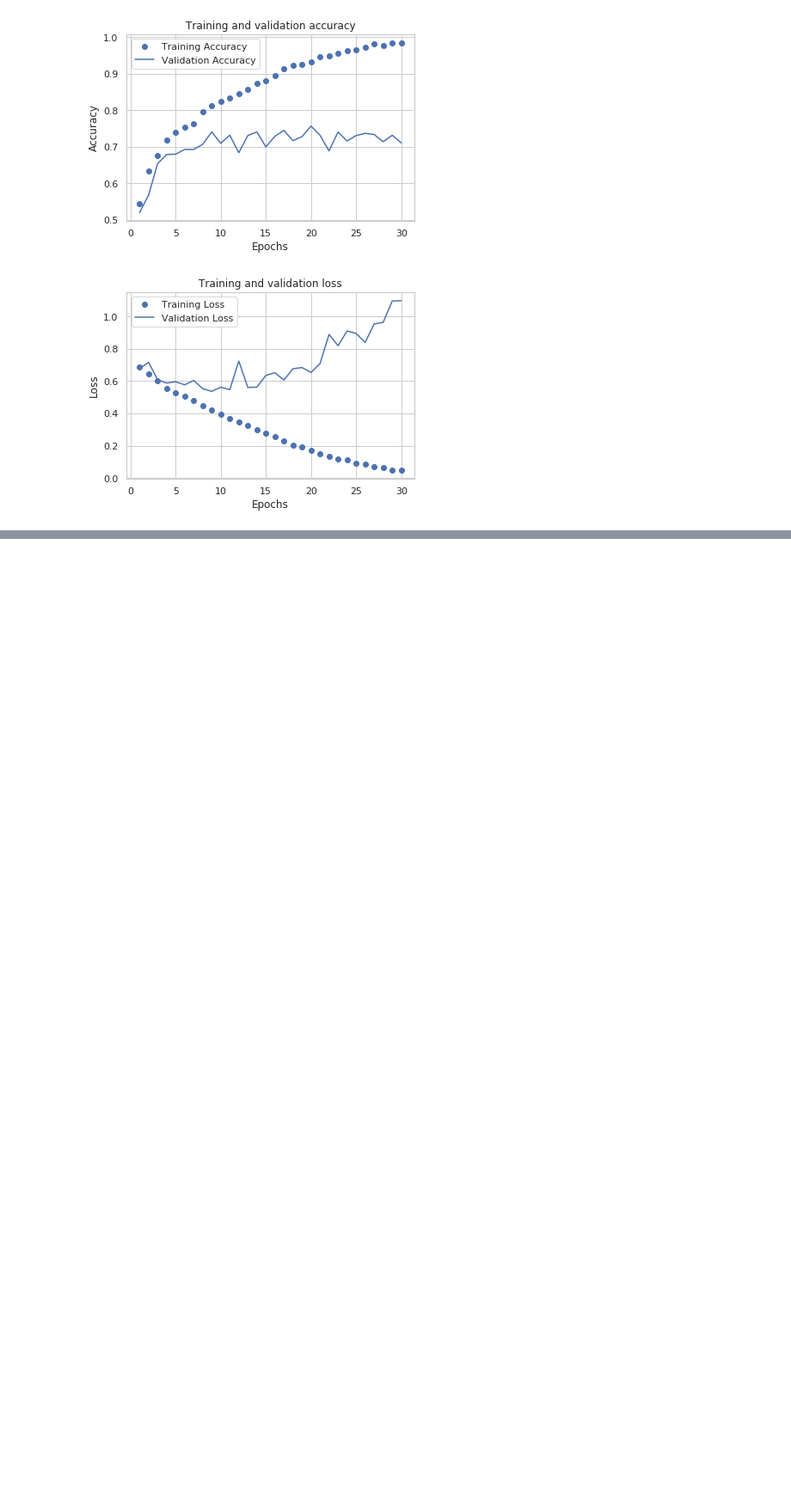
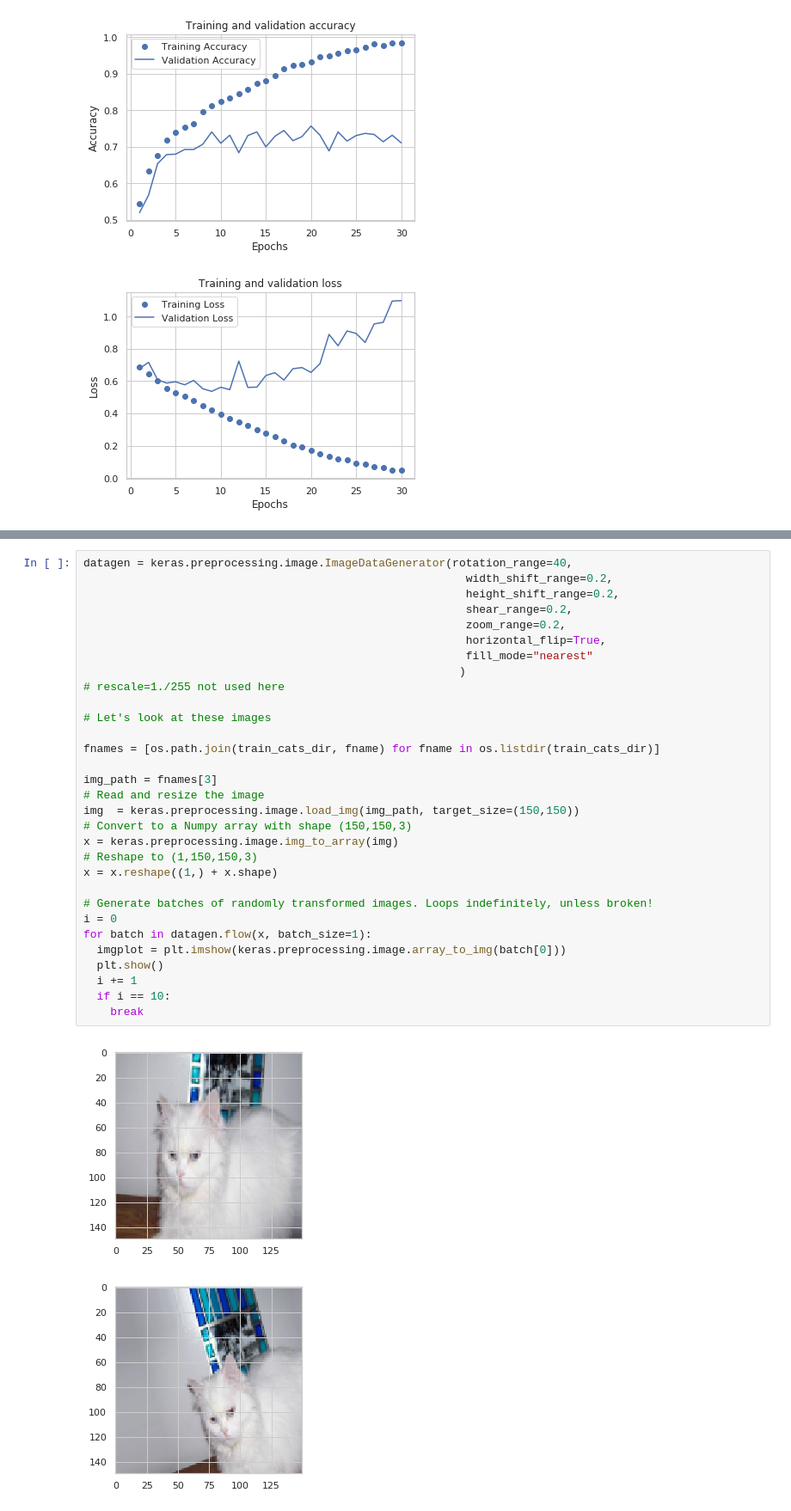
Before and after one commit to wllgrnt/keras-examples, a Jupyter notebook: Chapter5.ipynb, the cells around one changed output, grey strips where cells are left out. Shown: that part at 86% size. Cells and saved outputs as stored; diff of their text form; blank space fills up the shorter version.

```diff
--- a/Chapter5.ipynb
+++ b/Chapter5.ipynb
@@ -384,0 +392,34 @@ plt.show()
+# %%
+datagen = keras.preprocessing.image.ImageDataGenerator(rotation_range=40,
+                                                         width_shift_range=0.2,
+                                                         height_shift_range=0.2,
+                                                         shear_range=0.2,
+                                                         zoom_range=0.2,
+                                                         horizontal_flip=True,
+                                                         fill_mode="nearest"
+                                                        )
+# rescale=1./255 not used here
+
+# Let's look at these images
+
+fnames = [os.path.join(train_cats_dir, fname) for fname in os.listdir(train_cats_dir)]
+
+img_path = fnames[3]
+# Read and resize the image
+img  = keras.preprocessing.image.load_img(img_path, target_size=(150,150))
+# Convert to a Numpy array with shape (150,150,3)
+x = keras.preprocessing.image.img_to_array(img)
+# Reshape to (1,150,150,3)
+x = x.reshape((1,) + x.shape)
+
+# Generate batches of randomly transformed images. Loops indefinitely, unless broken!
+i = 0
+for batch in datagen.flow(x, batch_size=1):
+  imgplot = plt.imshow(keras.preprocessing.image.array_to_img(batch[0]))
+  plt.show()
+  i += 1
+  if i == 10:
+    break
+# %% [output]
+[figure, added]
+[figure, added]
```
Also changed, not shown: parts of 21 cells of this notebook.
